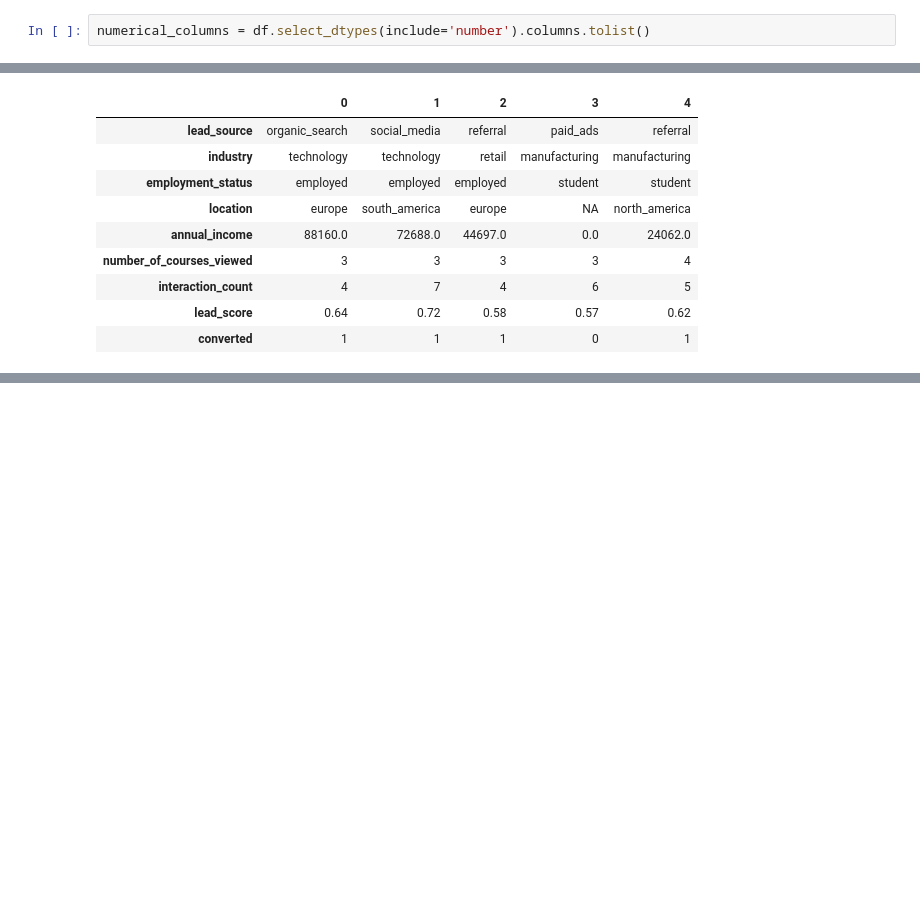
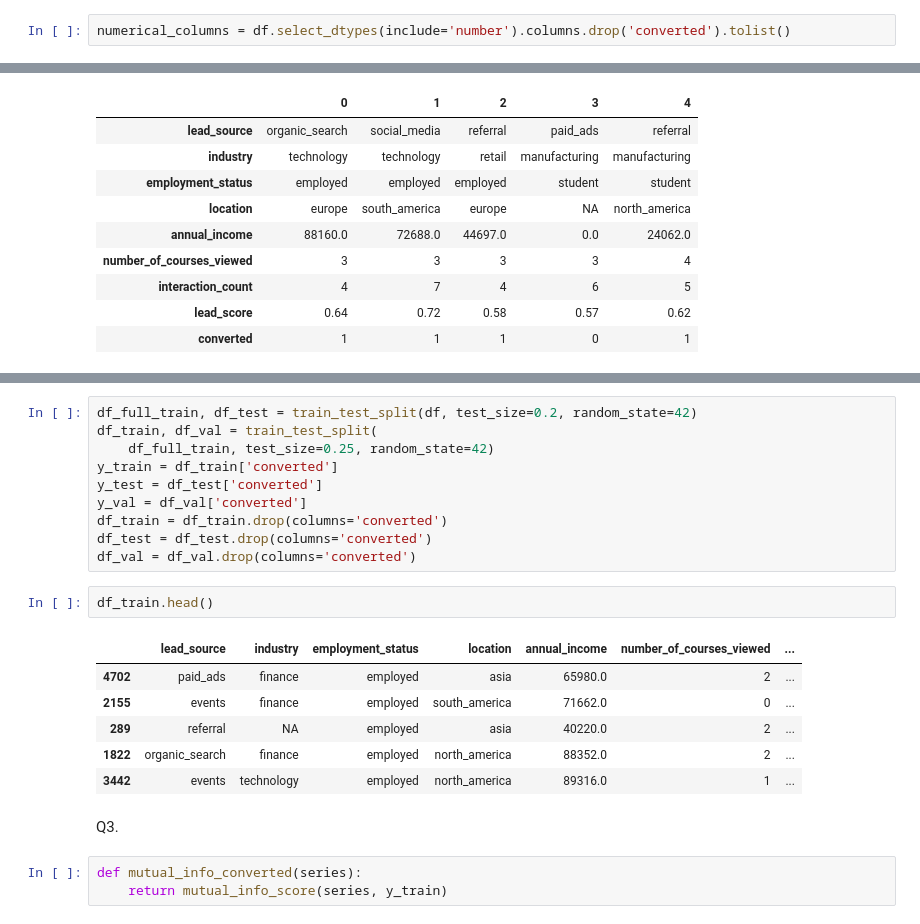
Before and after one commit to SunnyFoxxy/machine-learning-zoomcamp, a Jupyter notebook: 03/Homework_03.ipynb, the cells around one changed output, grey strips where cells are left out. Saved outputs shown, nothing was run; the diff lists cells and outputs as text; blank space fills up the shorter version.

```diff
--- a/03/Homework_03.ipynb
+++ b/03/Homework_03.ipynb
@@ -28,7 +32,7 @@ print(categorical_columns)
 # %% [output]
 ['lead_source', 'industry', 'employment_status', 'location']
 # %%
-numerical_columns = df.select_dtypes(include='number').columns.tolist()
+numerical_columns = df.select_dtypes(include='number').columns.drop('converted').tolist()
 # %%
 print(numerical_columns)
 # %% [output]
@@ -52,0 +77,24 @@ df.head().T
+# %%
+df_full_train, df_test = train_test_split(df, test_size=0.2, random_state=42)
+df_train, df_val = train_test_split(
+    df_full_train, test_size=0.25, random_state=42)
+y_train = df_train['converted']
+y_test = df_test['converted']
+y_val = df_val['converted']
+df_train = df_train.drop(columns='converted')
+df_test = df_test.drop(columns='converted')
+df_val = df_val.drop(columns='converted')
+# %%
+df_train.head()
+# %% [output]
+|  | lead_source | industry | employment_status | location | annual_income | number_of_courses_viewed | ... |
+| 4702 | paid_ads | finance | employed | asia | 65980.0 | 2 | ... |
+| 2155 | events | finance | employed | south_america | 71662.0 | 0 | ... |
+| 289 | referral | NA | employed | asia | 40220.0 | 2 | ... |
+| 1822 | organic_search | finance | employed | north_america | 88352.0 | 2 | ... |
+| 3442 | events | technology | employed | north_america | 89316.0 | 1 | ... |
+# %% [markdown]
+Q3.
+# %%
+def mutual_info_converted(series):
+    return mutual_info_score(series, y_train)
```
Also changed, not shown: parts of 23 cells of this notebook.
